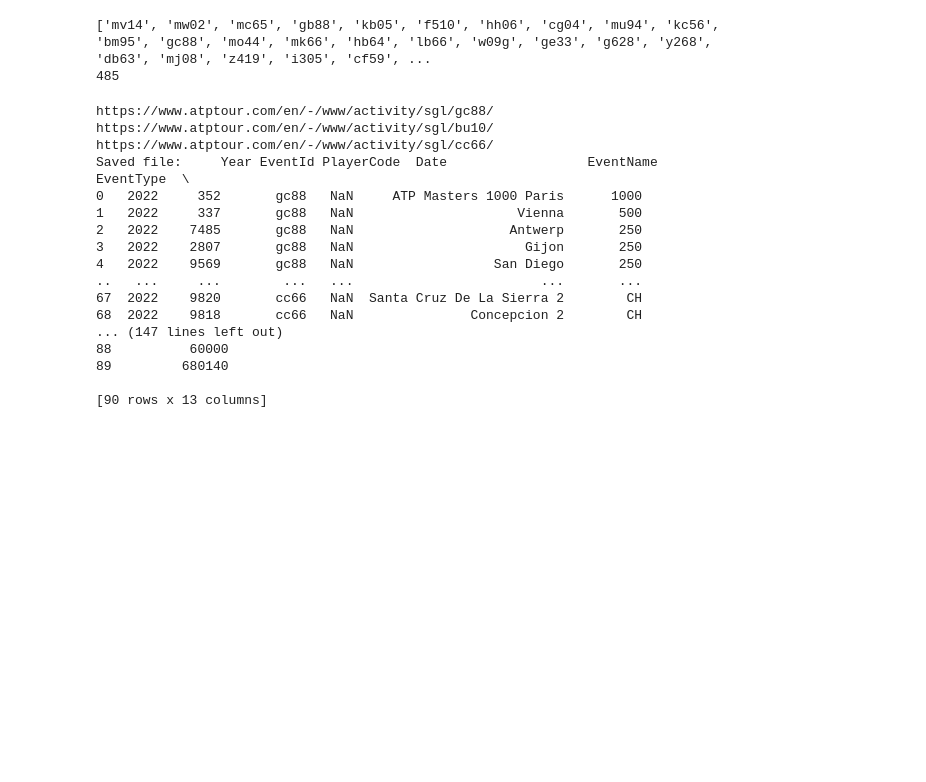
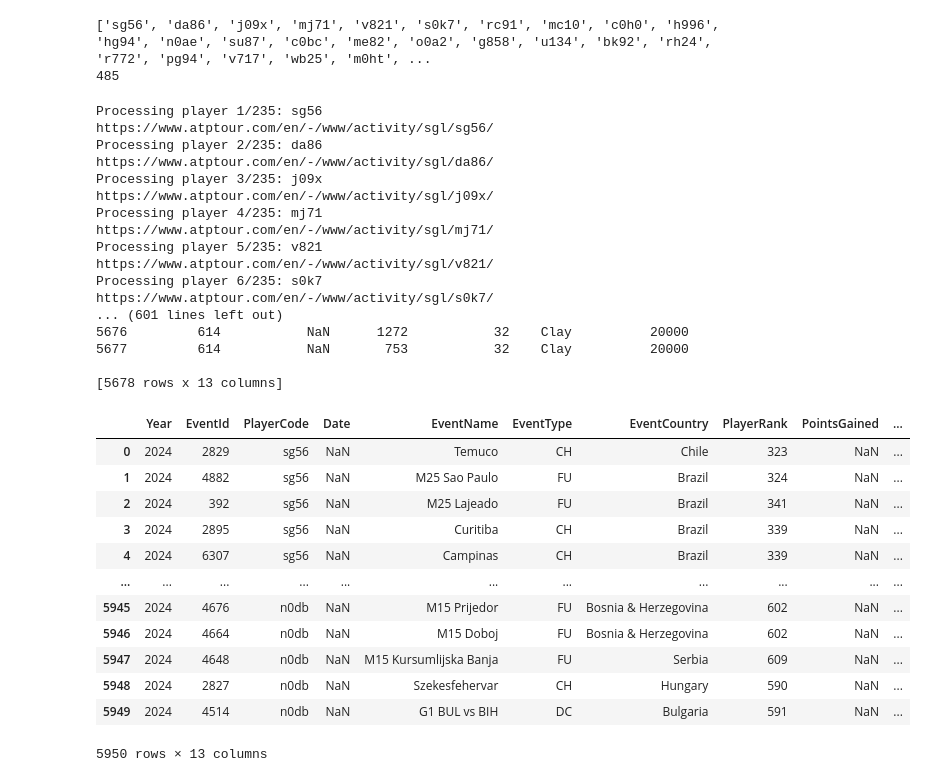
Before and after one commit to lorenzoGrivet/atp_project_CONSEGNA, a Jupyter notebook: raccolta_tornei_giocatroi.ipynb, the cells around one changed output. Saved outputs shown, nothing was run; the diff lists cells and outputs as text; code cells hidden in the pictures; blank space fills up the shorter version.

```diff
--- a/raccolta_tornei_giocatroi.ipynb
+++ b/raccolta_tornei_giocatroi.ipynb
@@ -57,8 +57,9 @@ lista_codici_players=[]
 for line in file_senza_denti:
     if line.strip() != "" and not line.startswith("Player Id"):
         lista_codici_players.append(line.strip().split(",")[0])
-print(lista_codici_players)
+print(lista_codici_players[:250])
+lista_codici_players = lista_codici_players[:250]
 print(len(lista_codici_players))
 # %% [output]
-['mv14', 'mw02', 'mc65', 'gb88', 'kb05', 'f510', 'hh06', 'cg04', 'mu94', 'kc56', 'bm95', 'gc88', 'mo44', 'mk66', 'hb64', 'lb66', 'w09g', 'ge33', 'g628', 'y268', 'db63', 'mj08', 'z419', 'i305', 'cf59', ...
+['sg56', 'da86', 'j09x', 'mj71', 'v821', 's0k7', 'rc91', 'mc10', 'c0h0', 'h996', 'hg94', 'n0ae', 'su87', 'c0bc', 'me82', 'o0a2', 'g858', 'u134', 'bk92', 'rh24', 'r772', 'pg94', 'v717', 'wb25', 'm0ht', ...
 485
@@ -65,4 +74,5 @@ print(len(lista_codici_players))
 # %%
+from datetime import datetime
 url_incomplete = f"https://www.atptour.com/en/-/www/activity/sgl/"
 anni = [2022,2023,2024,2025]
 columns=[
@@ -101,10 +111,10 @@ for c in lista_codici_players:
                     player_code = c
                     event_id = t["EventId"]
                     #data di fine torneo
-                    event_date = t["EventDate"]
+                    event_date = datetime.fromisoformat(t["EventDate"]).date()
                     event_name = t["EventName"]
                     event_type = t["EventType"]
-                    event_location = t["Location"]["EventCountry"]
+                    event_location = t["Location"]["EventLocation"]
                     player_rank = t["PlayerRank"]
                     points_gained = t["Points"]
                     player_prize = t["PrizeUsd"]
@@ -114,12 +124,12 @@ for c in lista_codici_players:
 
                     row = {
                         "EventId": event_id,
-                        "PlayEndDate": event_date,
+                        "Date": event_date,
                         "EventName": event_name,
                         "EventType": event_type,
                         "EventCountry": event_location,
                         "PlayerRank": player_rank,
-                        "Points_gained": points_gained,
+                        "PointsGained": points_gained,
                         "PrizeUsd": player_prize,
                         "SglDrawSize": event_draw_size,
                         "Surface": event_surface,
@@ -149,20 +159,36 @@ print(f"Saved file: {df_2024}")
 write_csv_from_df(df_2025, "df_2025.csv")
 print(f"Saved file: {df_2025}")
 # %% [output]
-https://www.atptour.com/en/-/www/activity/sgl/gc88/
-https://www.atptour.com/en/-/www/activity/sgl/bu10/
-https://www.atptour.com/en/-/www/activity/sgl/cc66/
-Saved file:     Year EventId PlayerCode  Date                  EventName EventType  \
-0   2022     352       gc88   NaN     ATP Masters 1000 Paris      1000
-1   2022     337       gc88   NaN                     Vienna       500
-2   2022    7485       gc88   NaN                    Antwerp       250
-3   2022    2807       gc88   NaN                      Gijon       250
-4   2022    9569       gc88   NaN                  San Diego       250
-..   ...     ...        ...   ...                        ...       ...
-67  2022    9820       cc66   NaN  Santa Cruz De La Sierra 2        CH
-68  2022    9818       cc66   NaN               Concepcion 2        CH
-... (147 lines left out)
-88          60000
-89         680140
+Processing player 1/235: sg56
+https://www.atptour.com/en/-/www/activity/sgl/sg56/
+Processing player 2/235: da86
+https://www.atptour.com/en/-/www/activity/sgl/da86/
+Processing player 3/235: j09x
+https://www.atptour.com/en/-/www/activity/sgl/j09x/
+Processing player 4/235: mj71
+https://www.atptour.com/en/-/www/activity/sgl/mj71/
+Processing player 5/235: v821
+https://www.atptour.com/en/-/www/activity/sgl/v821/
+Processing player 6/235: s0k7
+https://www.atptour.com/en/-/www/activity/sgl/s0k7/
+... (601 lines left out)
+5676         614           NaN      1272           32    Clay          20000
+5677         614           NaN       753           32    Clay          20000
 
-[90 rows x 13 columns]
+[5678 rows x 13 columns]
+# %%
+df_2024
+# %% [output]
+|  | Year | EventId | PlayerCode | Date | EventName | EventType | EventCountry | PlayerRank | PointsGained | ... |
+| 0 | 2024 | 2829 | sg56 | NaN | Temuco | CH | Chile | 323 | NaN | ... |
+| 1 | 2024 | 4882 | sg56 | NaN | M25 Sao Paulo | FU | Brazil | 324 | NaN | ... |
+| 2 | 2024 | 392 | sg56 | NaN | M25 Lajeado | FU | Brazil | 341 | NaN | ... |
+| 3 | 2024 | 2895 | sg56 | NaN | Curitiba | CH | Brazil | 339 | NaN | ... |
+| 4 | 2024 | 6307 | sg56 | NaN | Campinas | CH | Brazil | 339 | NaN | ... |
+| ... | ... | ... | ... | ... | ... | ... | ... | ... | ... | ... |
+| 5945 | 2024 | 4676 | n0db | NaN | M15 Prijedor | FU | Bosnia & Herzegovina | 602 | NaN | ... |
+| 5946 | 2024 | 4664 | n0db | NaN | M15 Doboj | FU | Bosnia & Herzegovina | 602 | NaN | ... |
+| 5947 | 2024 | 4648 | n0db | NaN | M15 Kursumlijska Banja | FU | Serbia | 609 | NaN | ... |
+| 5948 | 2024 | 2827 | n0db | NaN | Szekesfehervar | CH | Hungary | 590 | NaN | ... |
+| 5949 | 2024 | 4514 | n0db | NaN | G1 BUL vs BIH | DC | Bulgaria | 591 | NaN | ... |
+5950 rows × 13 columns
```
Also changed, not shown: parts of 2 cells of this notebook, 4 other files.
